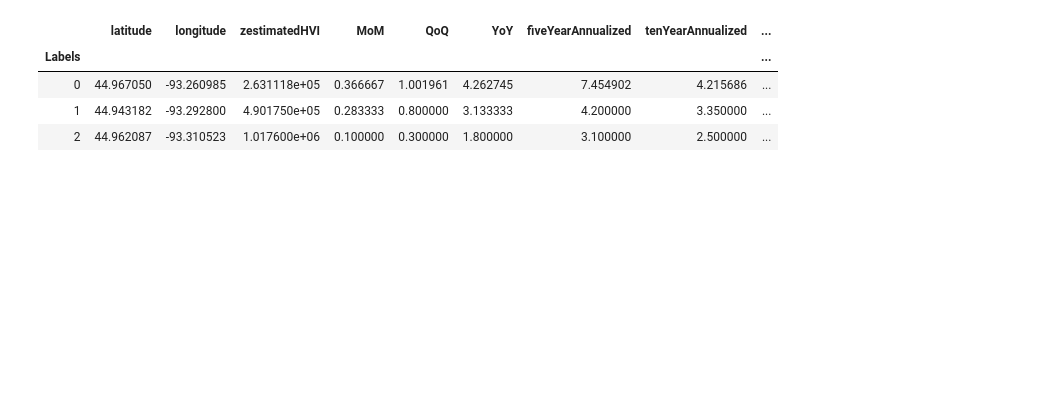
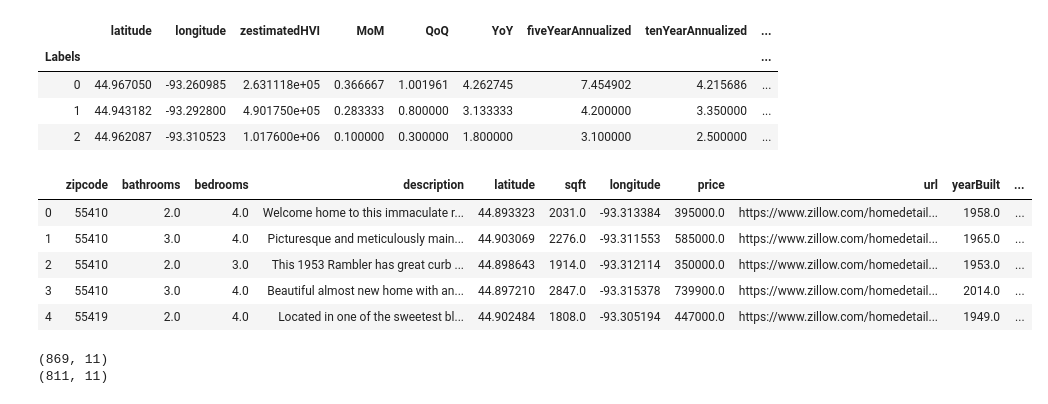
Before and after one commit to tenzin-kunsang648/Final-Coursera-Capstone-Project, a Jupyter notebook: HouseHunt_Location.ipynb, the cells around one changed output. Cells and saved outputs as stored; diff of their text form; code cells hidden in the pictures; blank space fills up the shorter version.

Commit message:
Neighborhood Homes' Data Scraped

```diff
--- a/HouseHunt_Location.ipynb
+++ b/HouseHunt_Location.ipynb
@@ -720,3 +744,25 @@ minneapolis_grouped.groupby('Labels').mean()
 | 0 | 44.967050 | -93.260985 | 2.631118e+05 | 0.366667 | 1.001961 | 4.262745 | 7.454902 | 4.215686 | ... |
 | 1 | 44.943182 | -93.292800 | 4.901750e+05 | 0.283333 | 0.800000 | 3.133333 | 4.200000 | 3.350000 | ... |
 | 2 | 44.962087 | -93.310523 | 1.017600e+06 | 0.100000 | 0.300000 | 1.800000 | 3.100000 | 2.500000 | ... |
+# %%
+homeVal = pd.read_csv('homeInfo.csv')
+homeVal.rename(columns = {'address/zipcode': 'zipcode', 'livingArea': 'sqft'}, inplace = True)
+homeVal.drop(list(homeVal.filter(regex = 'address')), axis = 1, inplace = True)
+homeVal.drop(list(homeVal.filter(regex = 'photos')), axis = 1, inplace = True)
+homeVal.drop(homeVal.columns[[3]], axis = 1, inplace = True)
+
+homeVal.head()
+# %% [output]
+|  | zipcode | bathrooms | bedrooms | description | latitude | sqft | longitude | price | url | yearBuilt | ... |
+| 0 | 55410 | 2.0 | 4.0 | Welcome home to this immaculate r... | 44.893323 | 2031.0 | -93.313384 | 395000.0 | https://www.zillow.com/homedetail... | 1958.0 | ... |
+| 1 | 55410 | 3.0 | 4.0 | Picturesque and meticulously main... | 44.903069 | 2276.0 | -93.311553 | 585000.0 | https://www.zillow.com/homedetail... | 1965.0 | ... |
+| 2 | 55410 | 2.0 | 3.0 | This 1953 Rambler has great curb ... | 44.898643 | 1914.0 | -93.312114 | 350000.0 | https://www.zillow.com/homedetail... | 1953.0 | ... |
+| 3 | 55410 | 3.0 | 4.0 | Beautiful almost new home with an... | 44.897210 | 2847.0 | -93.315378 | 739900.0 | https://www.zillow.com/homedetail... | 2014.0 | ... |
+| 4 | 55419 | 2.0 | 4.0 | Located in one of the sweetest bl... | 44.902484 | 1808.0 | -93.305194 | 447000.0 | https://www.zillow.com/homedetail... | 1949.0 | ... |
+# %%
+print(homeVal.shape)
+homeVal.dropna(inplace=True)
+print(homeVal.shape)
+# %% [output]
+(869, 11)
+(811, 11)
```
Also changed, not shown: parts of 22 cells of this notebook, 10 other files.
